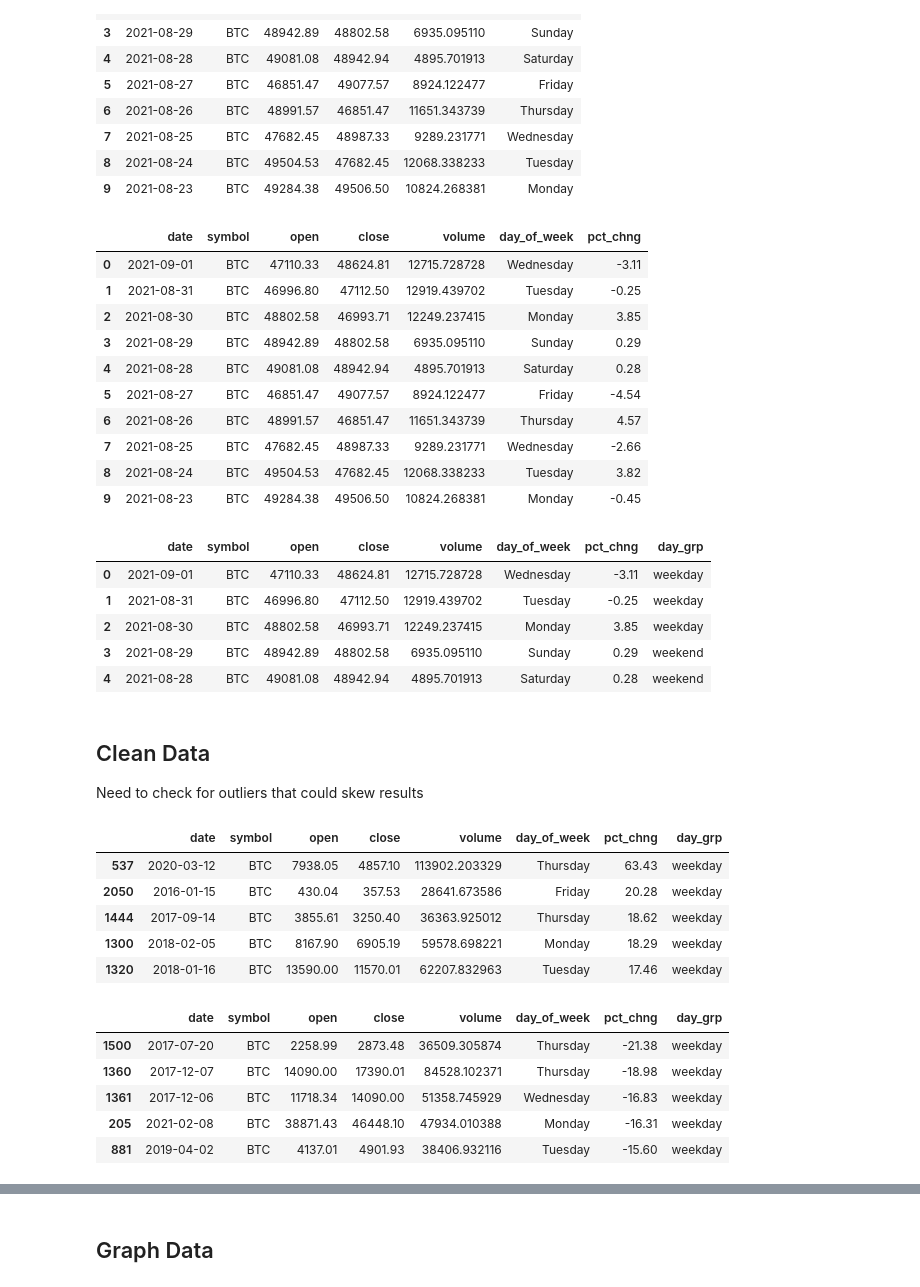
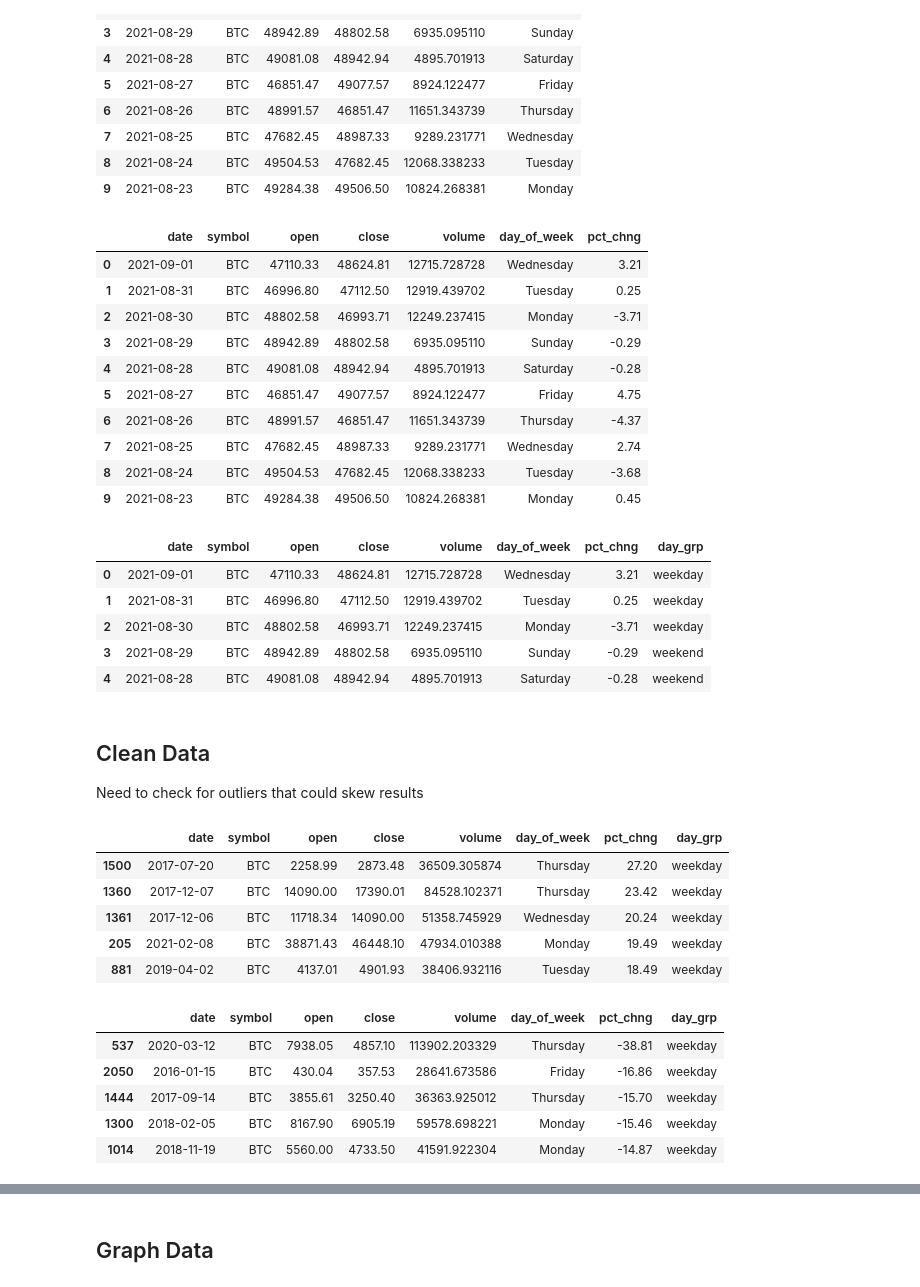
Before and after one commit to gfidanli/crypto-algo-trading, a Jupyter notebook: trading_studies/day_of_week.ipynb, the cells around one changed output, grey strips where cells are left out. Cells and saved outputs as stored; diff of their text form; code cells hidden in the pictures.

Commit message:
add monday analysis, fix pct change to day of week notebook

```diff
--- a/trading_studies/day_of_week.ipynb
+++ b/trading_studies/day_of_week.ipynb
@@ -55,20 +56,20 @@ df_btc.head(10)
 | 9 | 2021-08-23 | BTC | 49284.38 | 49506.50 | 10824.268381 | Monday |
 # %%
 # Get daily percent change
-df_btc['pct_chng'] = round(((df_btc['open'] - df_btc['close'])/df_btc['close']) * 100,2)
+df_btc['pct_chng'] = round(((df_btc['close']-df_btc['open'])/df_btc['open']) * 100,2)
 df_btc.head(10)
 # %% [output]
 |  | date | symbol | open | close | volume | day_of_week | pct_chng |
-| 0 | 2021-09-01 | BTC | 47110.33 | 48624.81 | 12715.728728 | Wednesday | -3.11 |
-| 1 | 2021-08-31 | BTC | 46996.80 | 47112.50 | 12919.439702 | Tuesday | -0.25 |
-| 2 | 2021-08-30 | BTC | 48802.58 | 46993.71 | 12249.237415 | Monday | 3.85 |
-| 3 | 2021-08-29 | BTC | 48942.89 | 48802.58 | 6935.095110 | Sunday | 0.29 |
-| 4 | 2021-08-28 | BTC | 49081.08 | 48942.94 | 4895.701913 | Saturday | 0.28 |
-| 5 | 2021-08-27 | BTC | 46851.47 | 49077.57 | 8924.122477 | Friday | -4.54 |
-| 6 | 2021-08-26 | BTC | 48991.57 | 46851.47 | 11651.343739 | Thursday | 4.57 |
-| 7 | 2021-08-25 | BTC | 47682.45 | 48987.33 | 9289.231771 | Wednesday | -2.66 |
-| 8 | 2021-08-24 | BTC | 49504.53 | 47682.45 | 12068.338233 | Tuesday | 3.82 |
-| 9 | 2021-08-23 | BTC | 49284.38 | 49506.50 | 10824.268381 | Monday | -0.45 |
+| 0 | 2021-09-01 | BTC | 47110.33 | 48624.81 | 12715.728728 | Wednesday | 3.21 |
+| 1 | 2021-08-31 | BTC | 46996.80 | 47112.50 | 12919.439702 | Tuesday | 0.25 |
+| 2 | 2021-08-30 | BTC | 48802.58 | 46993.71 | 12249.237415 | Monday | -3.71 |
+| 3 | 2021-08-29 | BTC | 48942.89 | 48802.58 | 6935.095110 | Sunday | -0.29 |
+| 4 | 2021-08-28 | BTC | 49081.08 | 48942.94 | 4895.701913 | Saturday | -0.28 |
+| 5 | 2021-08-27 | BTC | 46851.47 | 49077.57 | 8924.122477 | Friday | 4.75 |
+| 6 | 2021-08-26 | BTC | 48991.57 | 46851.47 | 11651.343739 | Thursday | -4.37 |
+| 7 | 2021-08-25 | BTC | 47682.45 | 48987.33 | 9289.231771 | Wednesday | 2.74 |
+| 8 | 2021-08-24 | BTC | 49504.53 | 47682.45 | 12068.338233 | Tuesday | -3.68 |
+| 9 | 2021-08-23 | BTC | 49284.38 | 49506.50 | 10824.268381 | Monday | 0.45 |
 # %%
 # Create weekday/weekend classification
 def get_day_group(day):
@@ -86,11 +87,11 @@ df_btc['day_grp'] = df_btc['day_of_week'].apply(lambda x: get_day_group(x))
 df_btc.head()
 # %% [output]
 |  | date | symbol | open | close | volume | day_of_week | pct_chng | day_grp |
-| 0 | 2021-09-01 | BTC | 47110.33 | 48624.81 | 12715.728728 | Wednesday | -3.11 | weekday |
-| 1 | 2021-08-31 | BTC | 46996.80 | 47112.50 | 12919.439702 | Tuesday | -0.25 | weekday |
-| 2 | 2021-08-30 | BTC | 48802.58 | 46993.71 | 12249.237415 | Monday | 3.85 | weekday |
-| 3 | 2021-08-29 | BTC | 48942.89 | 48802.58 | 6935.095110 | Sunday | 0.29 | weekend |
-| 4 | 2021-08-28 | BTC | 49081.08 | 48942.94 | 4895.701913 | Saturday | 0.28 | weekend |
+| 0 | 2021-09-01 | BTC | 47110.33 | 48624.81 | 12715.728728 | Wednesday | 3.21 | weekday |
+| 1 | 2021-08-31 | BTC | 46996.80 | 47112.50 | 12919.439702 | Tuesday | 0.25 | weekday |
+| 2 | 2021-08-30 | BTC | 48802.58 | 46993.71 | 12249.237415 | Monday | -3.71 | weekday |
+| 3 | 2021-08-29 | BTC | 48942.89 | 48802.58 | 6935.095110 | Sunday | -0.29 | weekend |
+| 4 | 2021-08-28 | BTC | 49081.08 | 48942.94 | 4895.701913 | Saturday | -0.28 | weekend |
 # %% [markdown]
 ## Clean Data
 Need to check for outliers that could skew results
@@ -98,20 +99,20 @@ Need to check for outliers that could skew results
 df_btc.sort_values('pct_chng', ascending=False).head()
 # %% [output]
 |  | date | symbol | open | close | volume | day_of_week | pct_chng | day_grp |
-| 537 | 2020-03-12 | BTC | 7938.05 | 4857.10 | 113902.203329 | Thursday | 63.43 | weekday |
-| 2050 | 2016-01-15 | BTC | 430.04 | 357.53 | 28641.673586 | Friday | 20.28 | weekday |
-| 1444 | 2017-09-14 | BTC | 3855.61 | 3250.40 | 36363.925012 | Thursday | 18.62 | weekday |
-| 1300 | 2018-02-05 | BTC | 8167.90 | 6905.19 | 59578.698221 | Monday | 18.29 | weekday |
-| 1320 | 2018-01-16 | BTC | 13590.00 | 11570.01 | 62207.832963 | Tuesday | 17.46 | weekday |
+| 1500 | 2017-07-20 | BTC | 2258.99 | 2873.48 | 36509.305874 | Thursday | 27.20 | weekday |
+| 1360 | 2017-12-07 | BTC | 14090.00 | 17390.01 | 84528.102371 | Thursday | 23.42 | weekday |
+| 1361 | 2017-12-06 | BTC | 11718.34 | 14090.00 | 51358.745929 | Wednesday | 20.24 | weekday |
+| 205 | 2021-02-08 | BTC | 38871.43 | 46448.10 | 47934.010388 | Monday | 19.49 | weekday |
+| 881 | 2019-04-02 | BTC | 4137.01 | 4901.93 | 38406.932116 | Tuesday | 18.49 | weekday |
 # %%
 df_btc.sort_values('pct_chng', ascending=True).head()
 # %% [output]
 |  | date | symbol | open | close | volume | day_of_week | pct_chng | day_grp |
-| 1500 | 2017-07-20 | BTC | 2258.99 | 2873.48 | 36509.305874 | Thursday | -21.38 | weekday |
-| 1360 | 2017-12-07 | BTC | 14090.00 | 17390.01 | 84528.102371 | Thursday | -18.98 | weekday |
-| 1361 | 2017-12-06 | BTC | 11718.34 | 14090.00 | 51358.745929 | Wednesday | -16.83 | weekday |
-| 205 | 2021-02-08 | BTC | 38871.43 | 46448.10 | 47934.010388 | Monday | -16.31 | weekday |
-| 881 | 2019-04-02 | BTC | 4137.01 | 4901.93 | 38406.932116 | Tuesday | -15.60 | weekday |
+| 537 | 2020-03-12 | BTC | 7938.05 | 4857.10 | 113902.203329 | Thursday | -38.81 | weekday |
+| 2050 | 2016-01-15 | BTC | 430.04 | 357.53 | 28641.673586 | Friday | -16.86 | weekday |
+| 1444 | 2017-09-14 | BTC | 3855.61 | 3250.40 | 36363.925012 | Thursday | -15.70 | weekday |
+| 1300 | 2018-02-05 | BTC | 8167.90 | 6905.19 | 59578.698221 | Monday | -15.46 | weekday |
+| 1014 | 2018-11-19 | BTC | 5560.00 | 4733.50 | 41591.922304 | Monday | -14.87 | weekday |
 # %%
 # Remove outliers
 df_btc_clean = df_btc[abs(df_btc['pct_chng']) <=25] # 25% should be a good cutoff
```
Also changed, not shown: parts of 32 cells of this notebook.
